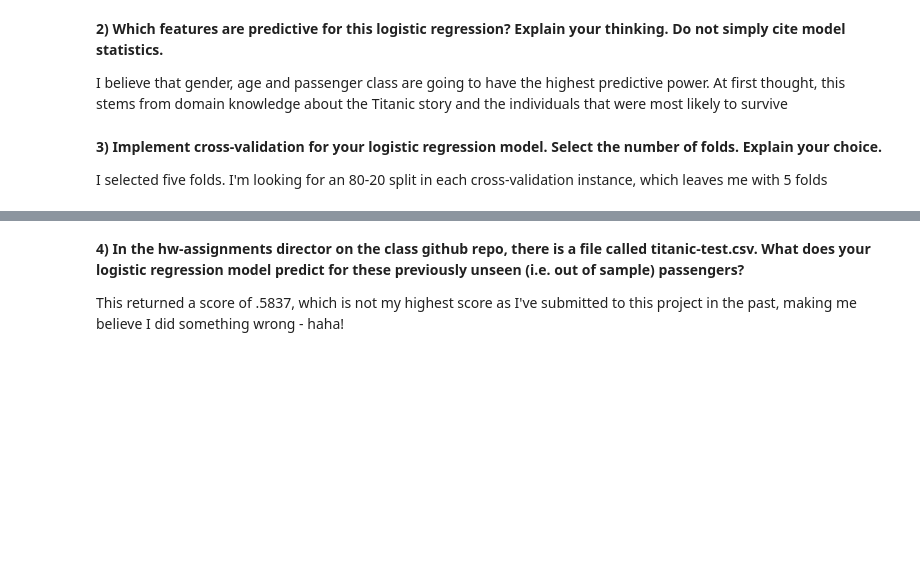
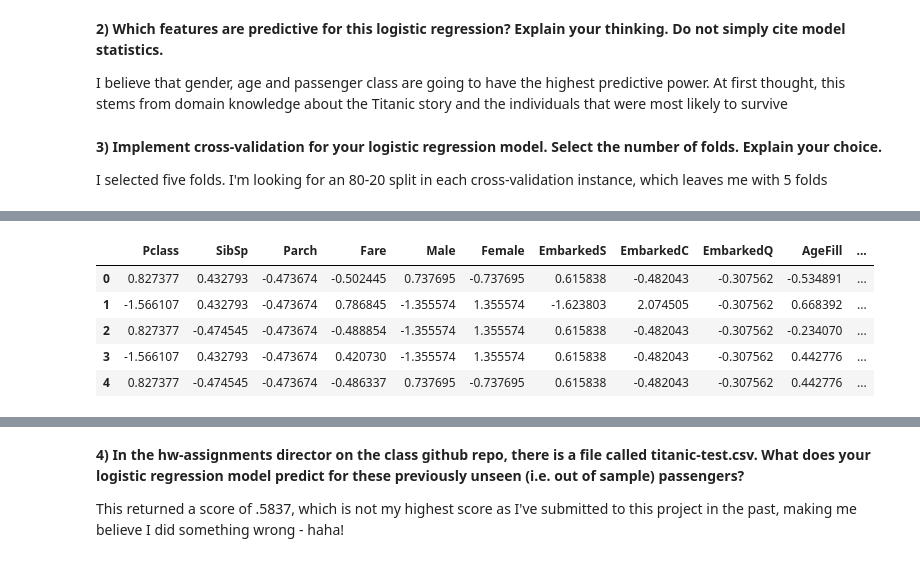
Before and after one commit to colby-schrauth/DAT_SF_19, a Jupyter notebook: hw-assignments/homework_2_assignment_submission.ipynb, the cells around one changed output, grey strips where cells are left out. Cells and saved outputs as stored; diff of their text form; code cells hidden in the pictures; blank space fills up the shorter version.

```diff
--- a/hw-assignments/homework_2_assignment_submission.ipynb
+++ b/hw-assignments/homework_2_assignment_submission.ipynb
@@ -259,8 +467,15 @@ coeff_df
 # %%
 # Normalize our feature set
 n_features = StandardScaler().fit_transform(features)
-n_features = pd.DataFrame(n_features)
-n_features
+n_features = pd.DataFrame(n_features, columns=features.columns)
+n_features.head(5)
+# %% [output]
+|  | Pclass | SibSp | Parch | Fare | Male | Female | EmbarkedS | EmbarkedC | EmbarkedQ | AgeFill | ... |
+| 0 | 0.827377 | 0.432793 | -0.473674 | -0.502445 | 0.737695 | -0.737695 | 0.615838 | -0.482043 | -0.307562 | -0.534891 | ... |
+| 1 | -1.566107 | 0.432793 | -0.473674 | 0.786845 | -1.355574 | 1.355574 | -1.623803 | 2.074505 | -0.307562 | 0.668392 | ... |
+| 2 | 0.827377 | -0.474545 | -0.473674 | -0.488854 | -1.355574 | 1.355574 | 0.615838 | -0.482043 | -0.307562 | -0.234070 | ... |
+| 3 | -1.566107 | 0.432793 | -0.473674 | 0.420730 | -1.355574 | 1.355574 | 0.615838 | -0.482043 | -0.307562 | 0.442776 | ... |
+| 4 | 0.827377 | -0.474545 | -0.473674 | -0.486337 | 0.737695 | -0.737695 | 0.615838 | -0.482043 | -0.307562 | 0.442776 | ... |
 # %%
 # get Correlation Coefficient for each feature using Logistic Regression
 coeff_df = pd.DataFrame(df.columns.delete(0))
```
Also changed, not shown: parts of 26 cells of this notebook, 1 other file.
